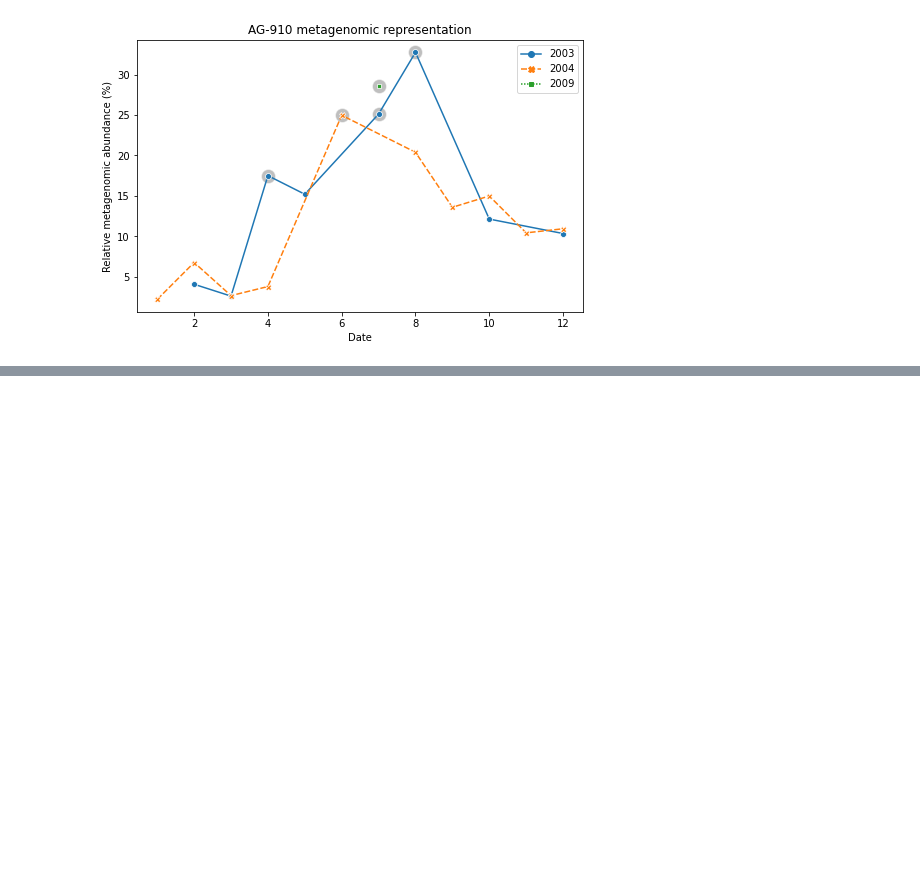
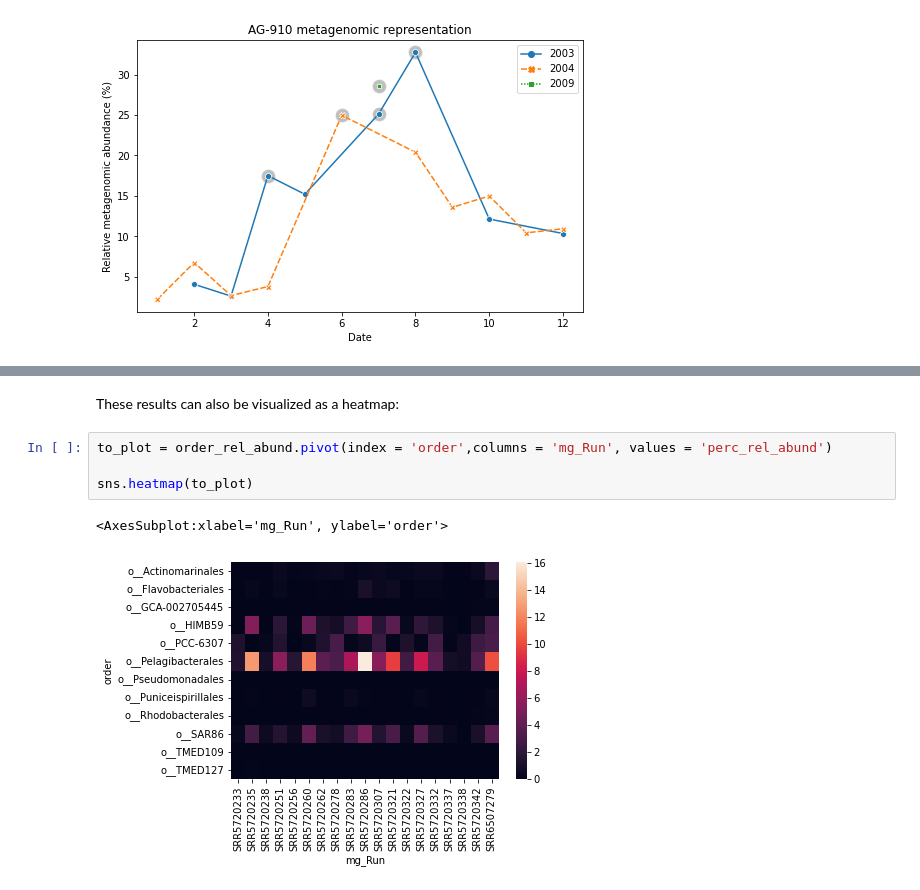
Before and after one commit to Bigelow-SCG-Course/Day3AM_read_recruitment, a Jupyter notebook: metagenome_recruitment_plotting.ipynb, the cells around one changed output, grey strips where cells are left out. Saved outputs shown, nothing was run; the diff lists cells and outputs as text; blank space fills up the shorter version.

```diff
--- a/metagenome_recruitment_plotting.ipynb
+++ b/metagenome_recruitment_plotting.ipynb
@@ -322,0 +414,9 @@ Text(0.5, 1.0, 'Metagenomic Recruitment to Plate AG-910')
+# %% [markdown]
+These results can also be visualized as a heatmap:
+# %%
+to_plot = order_rel_abund.pivot(index = 'order',columns = 'mg_Run', values = 'perc_rel_abund')
+
+sns.heatmap(to_plot)
+# %% [output]
+<AxesSubplot:xlabel='mg_Run', ylabel='order'>
+[figure, added]
```
Also changed, not shown: parts of 15 cells of this notebook, 3 other files.
